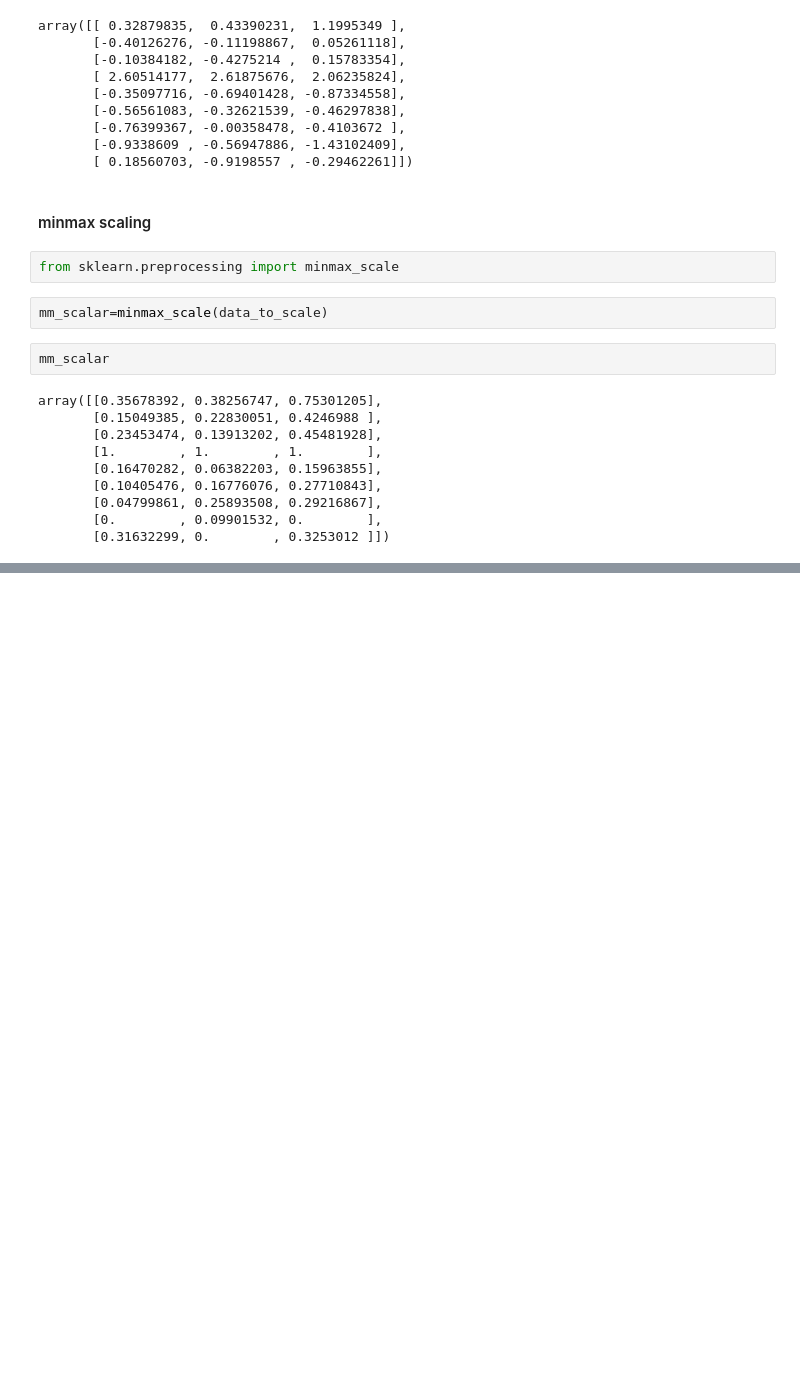
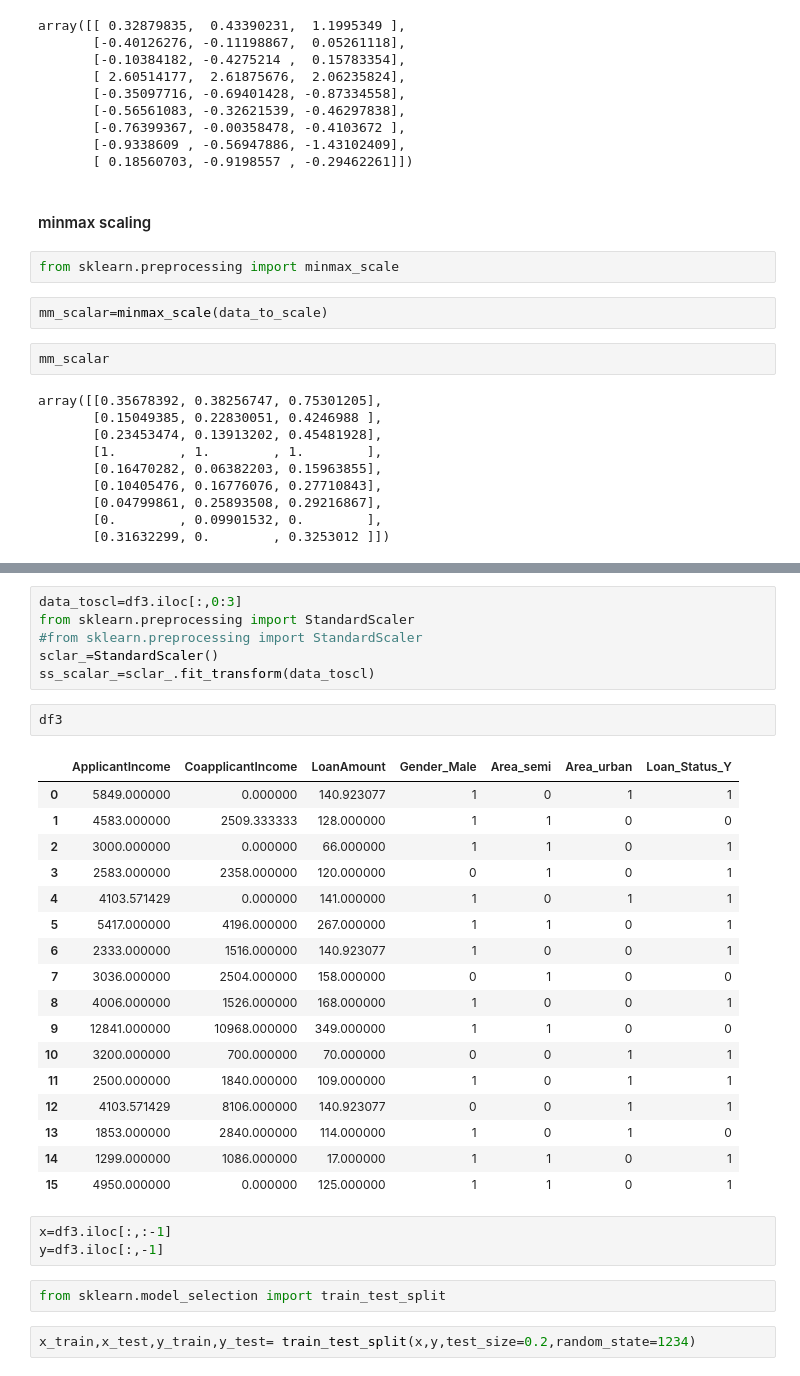
Before and after one commit to smritiroy14/ML-Data-Preprocessing, a Jupyter notebook: data_processing.ipynb, the cells around one changed output, grey strips where cells are left out. Cells and saved outputs as stored; diff of their text form; blank space fills up the shorter version.

```diff
--- a/data_processing.ipynb
+++ b/data_processing.ipynb
@@ -372,0 +454,33 @@ array([[0.35678392, 0.38256747, 0.75301205],
+# %%
+data_toscl=df3.iloc[:,0:3]
+from sklearn.preprocessing import StandardScaler
+#from sklearn.preprocessing import StandardScaler
+sclar_=StandardScaler()
+ss_scalar_=sclar_.fit_transform(data_toscl)
+# %%
+df3
+# %% [output]
+|  | ApplicantIncome | CoapplicantIncome | LoanAmount | Gender_Male | Area_semi | Area_urban | Loan_Status_Y |
+| 0 | 5849.000000 | 0.000000 | 140.923077 | 1 | 0 | 1 | 1 |
+| 1 | 4583.000000 | 2509.333333 | 128.000000 | 1 | 1 | 0 | 0 |
+| 2 | 3000.000000 | 0.000000 | 66.000000 | 1 | 1 | 0 | 1 |
+| 3 | 2583.000000 | 2358.000000 | 120.000000 | 0 | 1 | 0 | 1 |
+| 4 | 4103.571429 | 0.000000 | 141.000000 | 1 | 0 | 1 | 1 |
+| 5 | 5417.000000 | 4196.000000 | 267.000000 | 1 | 1 | 0 | 1 |
+| 6 | 2333.000000 | 1516.000000 | 140.923077 | 1 | 0 | 0 | 1 |
+| 7 | 3036.000000 | 2504.000000 | 158.000000 | 0 | 1 | 0 | 0 |
+| 8 | 4006.000000 | 1526.000000 | 168.000000 | 1 | 0 | 0 | 1 |
+| 9 | 12841.000000 | 10968.000000 | 349.000000 | 1 | 1 | 0 | 0 |
+| 10 | 3200.000000 | 700.000000 | 70.000000 | 0 | 0 | 1 | 1 |
+| 11 | 2500.000000 | 1840.000000 | 109.000000 | 1 | 0 | 1 | 1 |
+| 12 | 4103.571429 | 8106.000000 | 140.923077 | 0 | 0 | 1 | 1 |
+| 13 | 1853.000000 | 2840.000000 | 114.000000 | 1 | 0 | 1 | 0 |
+| 14 | 1299.000000 | 1086.000000 | 17.000000 | 1 | 1 | 0 | 1 |
+| 15 | 4950.000000 | 0.000000 | 125.000000 | 1 | 1 | 0 | 1 |
+# %%
+x=df3.iloc[:,:-1]
+y=df3.iloc[:,-1]
+# %%
+from sklearn.model_selection import train_test_split
+# %%
+x_train,x_test,y_train,y_test= train_test_split(x,y,test_size=0.2,random_state=1234)
```
Also changed, not shown: parts of 12 cells of this notebook.
